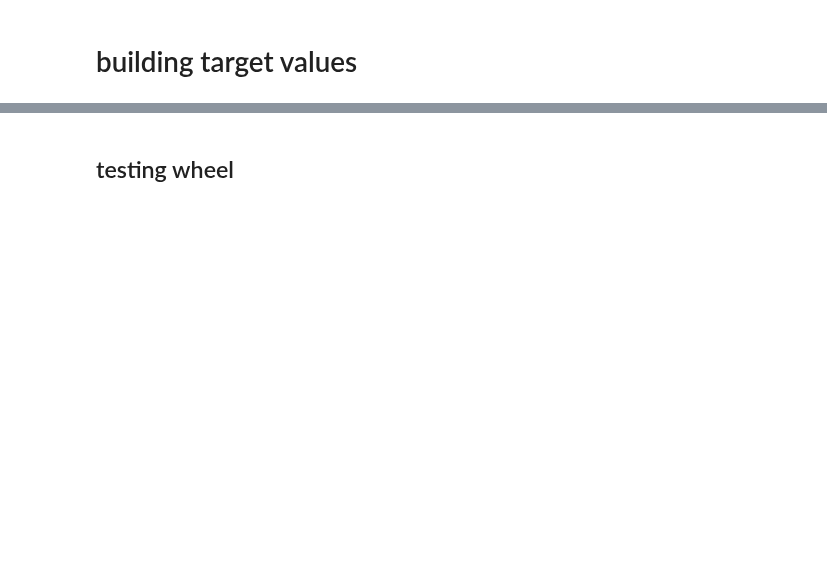
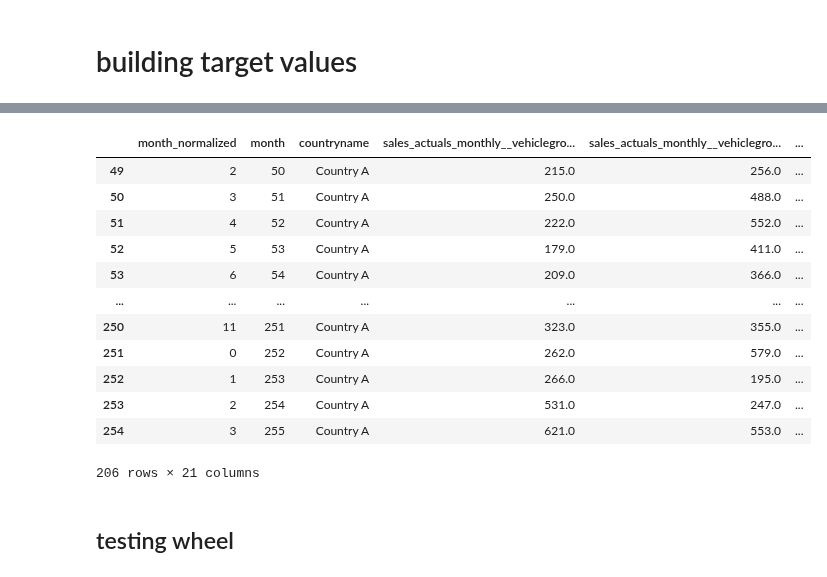
Before and after one commit to zuivu/porsche-forecast-sale, a Jupyter notebook: features_kati.ipynb, the cells around one changed output, grey strips where cells are left out. Saved outputs shown, nothing was run; the diff lists cells and outputs as text; code cells hidden in the pictures; blank space fills up the shorter version.

```diff
--- a/features_kati.ipynb
+++ b/features_kati.ipynb
@@ -73,3 +120,19 @@ NameError: name 'df_internal' is not defined
+# %%
+X_with_target
+# %% [output]
+|  | month_normalized | month | countryname | sales_actuals_monthly__vehiclegro... | sales_actuals_monthly__vehiclegro... | ... |
+| 49 | 2 | 50 | Country A | 215.0 | 256.0 | ... |
+| 50 | 3 | 51 | Country A | 250.0 | 488.0 | ... |
+| 51 | 4 | 52 | Country A | 222.0 | 552.0 | ... |
+| 52 | 5 | 53 | Country A | 179.0 | 411.0 | ... |
+| 53 | 6 | 54 | Country A | 209.0 | 366.0 | ... |
+| ... | ... | ... | ... | ... | ... | ... |
+| 250 | 11 | 251 | Country A | 323.0 | 355.0 | ... |
+| 251 | 0 | 252 | Country A | 262.0 | 579.0 | ... |
+| 252 | 1 | 253 | Country A | 266.0 | 195.0 | ... |
+| 253 | 2 | 254 | Country A | 531.0 | 247.0 | ... |
+| 254 | 3 | 255 | Country A | 621.0 | 553.0 | ... |
+206 rows × 21 columns
 # %% [markdown]
 ## testing wheel
 # %%
```
Also changed, not shown: parts of 8 cells of this notebook.
